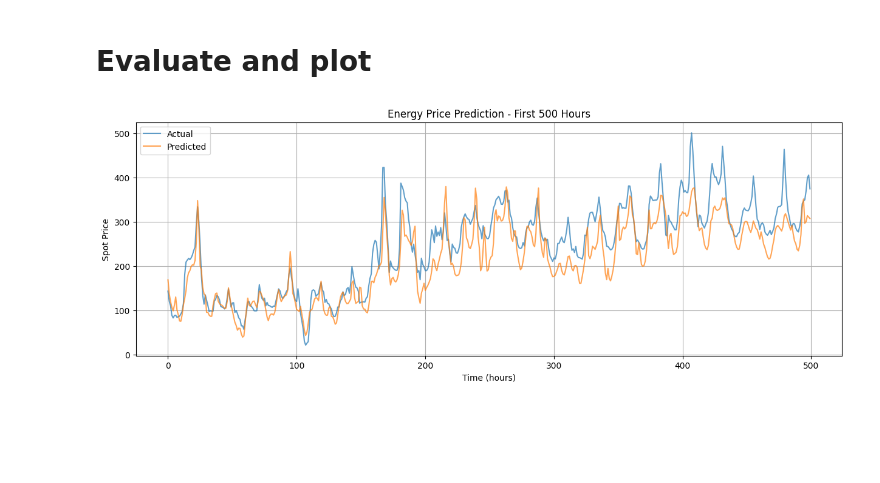
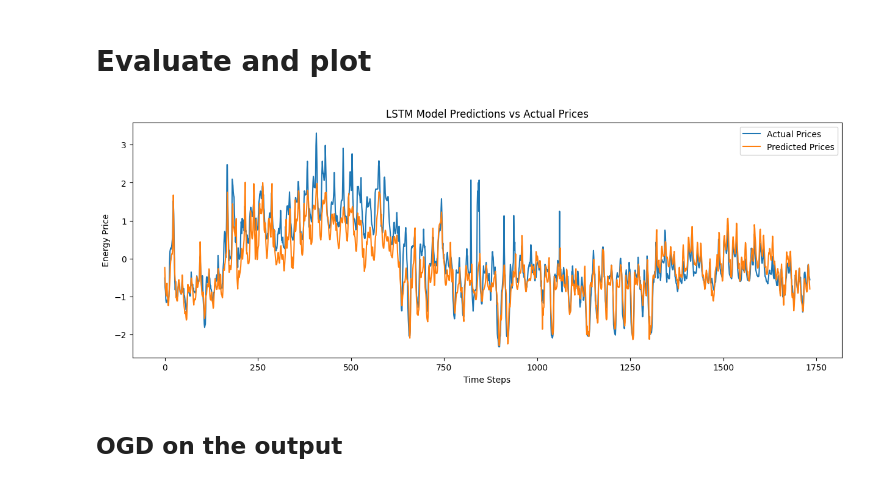
Before and after one commit to FrederikvSvane/Conformal-Prediction-for-Energy-Price-Forecasting, a Jupyter notebook: src/notebooks/LSTM_model_eval.ipynb, the cells around one changed output. Drawn from its saved outputs; the diff is of its cells as text; code cells hidden in the pictures; blank space fills up the shorter version.

```diff
--- a/src/notebooks/LSTM_model_eval.ipynb
+++ b/src/notebooks/LSTM_model_eval.ipynb
@@ -22,49 +22,45 @@ from dataset import EnergyPriceDataset, load_and_preprocess_energy_data
 
 df = load_and_preprocess_energy_data('../../data/energy_data.csv')
 
 feature_cols = ['Hour', 'day_nr', 'week_nr', 'year', 'wind_forecast_dah_mw', 'consumption_forecast_dah_mw', 'temp_forecast_dah_celcius', 'temp_norm_celcius', 'spot_lag1']
 target_col = 'spot'
 
 split_idx = int(len(df) * 0.8)
 train_df = df[:split_idx]
 test_df = df[split_idx:]
 
 test_features = scaler_X.transform(test_df[feature_cols])
 test_targets = scaler_y.transform(test_df[[target_col]])
 
 sequence_length = 24 # 24 = one day, 168 = one week
 test_dataset = EnergyPriceDataset(test_features, test_targets, sequence_length)
 
 test_loader = DataLoader(test_dataset, batch_size=32, shuffle=False)
 
 model.eval()
 predictions = []
 actuals = []
 
 with torch.no_grad():
     for X_batch, y_batch in test_loader:
         pred = model(X_batch)
         predictions.extend(pred.squeeze().tolist())
         actuals.extend(y_batch.tolist())
 
 predictions = np.array(predictions)
 actuals = np.array(actuals)
+
+# Plot
+import matplotlib.pyplot as plt
+plt.figure(figsize=(15,5))
+plt.plot(actuals, label='Actual Prices')
+plt.plot(predictions, label='Predicted Prices')
+plt.legend()
+plt.title('LSTM Model Predictions vs Actual Prices')
+plt.xlabel('Time Steps')
+plt.ylabel('Energy Price')
+plt.show()
+# %% [output]
+[figure, added]
-# %%
-import matplotlib.pyplot as plt
-
-# Inverse transform to get back to original scale
-predictions_orig = scaler_y.inverse_transform(predictions.reshape(-1, 1)).flatten()
-actuals_orig = scaler_y.inverse_transform(actuals.reshape(-1, 1)).flatten()
-
-# Plot predictions vs actuals
-plt.figure(figsize=(15, 5))
-plt.plot(actuals_orig[:500], label='Actual', alpha=0.7)
-plt.plot(predictions_orig[:500], label='Predicted', alpha=0.7)
-plt.xlabel('Time (hours)')
-plt.ylabel('Spot Price')
-plt.title('Energy Price Prediction - First 500 Hours')
-plt.legend()
-plt.grid(True)
-plt.show()
-# %% [output]
-[figure, removed]
+# %% [markdown]
+## OGD on the output
```
Also changed, not shown: parts of 1 cell of this notebook, 1 other file.
